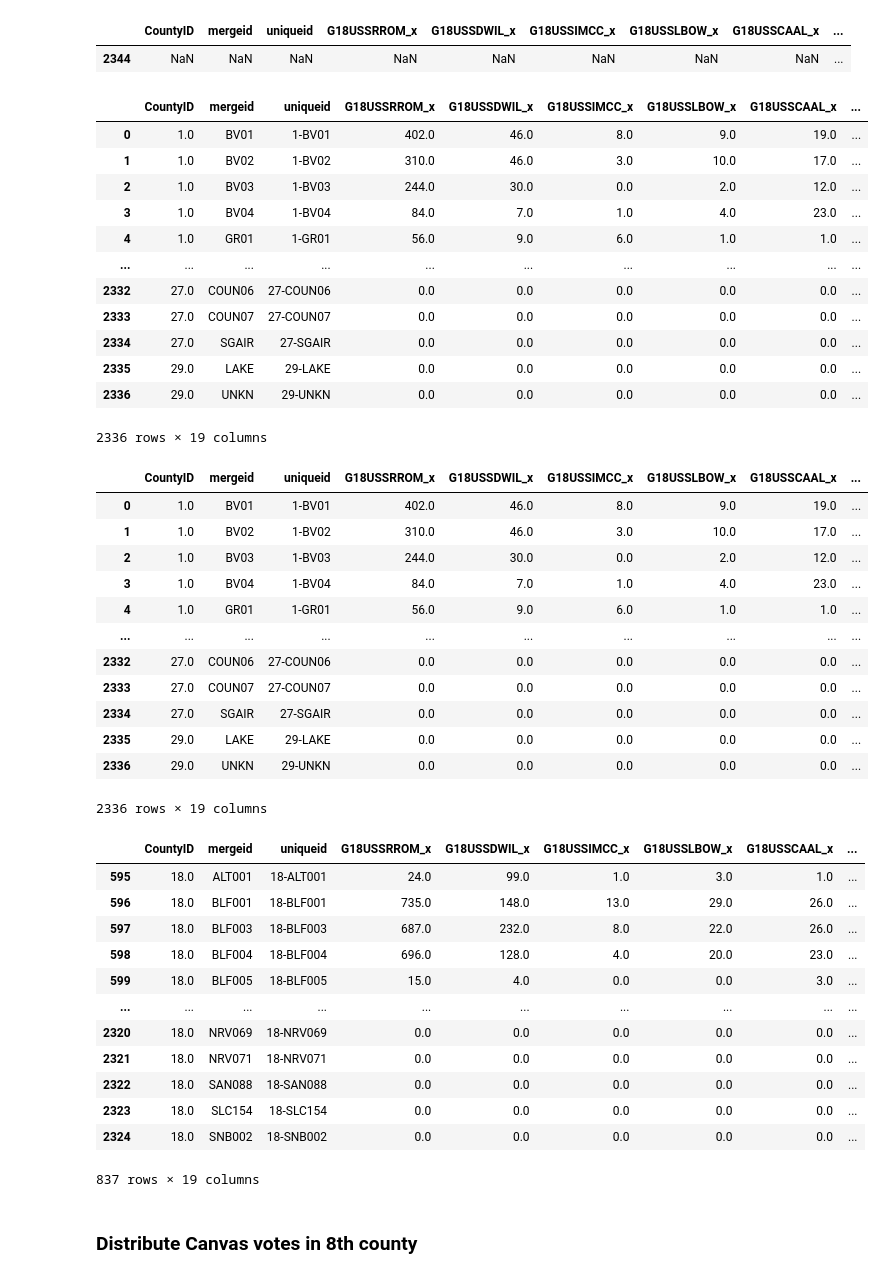
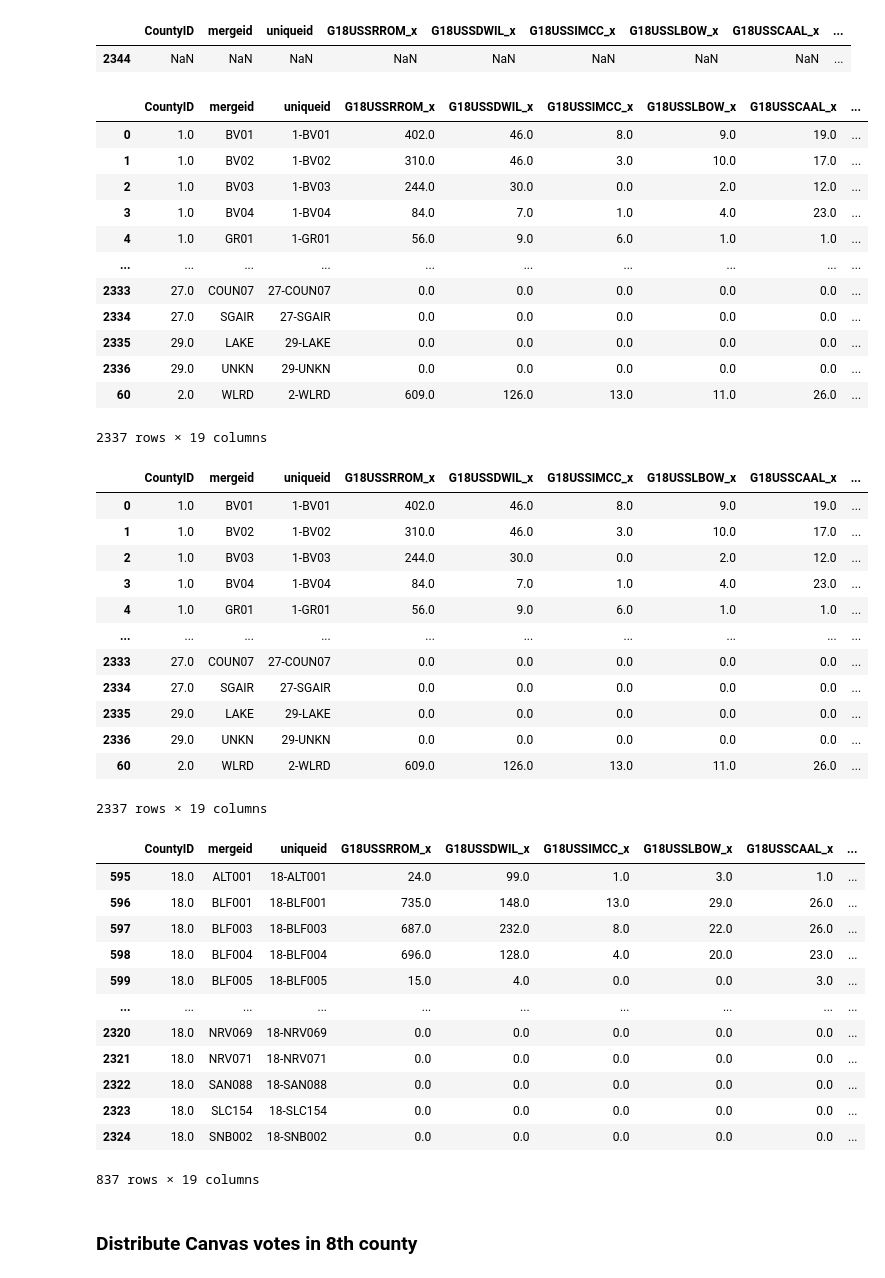
Before and after one commit to nonpartisan-redistricting-datahub/pdv-ut, a Jupyter notebook: vest-ut-2018/VEST-UT-2018-validation.ipynb, the cells around one changed output. Saved outputs shown, nothing was run; the diff lists cells and outputs as text; code cells hidden in the pictures.

Commit message:
added willard county source to validation

```diff
--- a/vest-ut-2018/VEST-UT-2018-validation.ipynb
+++ b/vest-ut-2018/VEST-UT-2018-validation.ipynb
@@ -1151,0 +1152,13 @@ display(zero_vote_precincts)
+# %%
+# Load in Box Elder County vote files from OpenElections-sources-ut GitHub repo
+ut_box_elder = pd.read_csv("raw-from-source/Box Elder UT 2018 General Precinct Results.csv")
+# %%
+index_list = list(range(8095,8106)) #specific indeces correlating to Willard precinct votes displayed at index 8104
+willard_df = (ut_box_elder.loc[index_list])
+display(willard_df)
+willard_cand_df = willard_df[:6]
+willard_cand_df.columns = ['candidate', 'drop1', 'votes', 'drop2']
+willard_cand_df = willard_cand_df[['candidate', 'votes']]
+display(willard_cand_df)
+
+display(vest_non_zero)
@@ -1151,0 +1187,12 @@ display(zero_vote_precincts)
+# %%
+# insert OpenElections data into the merged dataframe
+
+vest_non_zero['G18USSCAAL_y'] = (willard_cand_df.loc[willard_cand_df['candidate'] == 'CON TIM AALDERS', 'votes']).to_list()[0]
+vest_non_zero['G18USSDWIL_y'] = (willard_cand_df.loc[willard_cand_df['candidate'] == 'DEM JENNY WILSON', 'votes']).to_list()[0]
+vest_non_zero['G18USSIMCC_y'] = (willard_cand_df.loc[willard_cand_df['candidate'] == 'IAP REED C. McCANDLESS', 'votes']).to_list()[0]
+vest_non_zero['G18USSLBOW_y'] = (willard_cand_df.loc[willard_cand_df['candidate'] == 'LIB CRAIG R. BOWDEN', 'votes']).to_list()[0]
+vest_non_zero['G18USSOWRI_y'] = (willard_cand_df.loc[willard_cand_df['candidate'] == 'Write-In Totals', 'votes']).to_list()[0]
+vest_non_zero['G18USSRROM_y'] = (willard_cand_df.loc[willard_cand_df['candidate'] == 'REP MITT ROMNEY', 'votes']).to_list()[0]
+vest_non_zero['_merge'] = 'both'
+
+display(vest_non_zero)
@@ -1168,22 +1223,22 @@ See the caveats in the documentation: https://pandas.pydata.org/pandas-docs/stab
 |  | CountyID | mergeid | uniqueid | G18USSRROM_x | G18USSDWIL_x | G18USSIMCC_x | G18USSLBOW_x | G18USSCAAL_x | ... |
 | 2344 | NaN | NaN | NaN | NaN | NaN | NaN | NaN | NaN | ... |
 # %%
-merged_with_zero_left_vote = pd.concat([merged, zero_vote_precincts])
+merged_with_zero_left_vote = pd.concat([merged, zero_vote_precincts, vest_non_zero])
 display(merged_with_zero_left_vote)
 # %% [output]
 |  | CountyID | mergeid | uniqueid | G18USSRROM_x | G18USSDWIL_x | G18USSIMCC_x | G18USSLBOW_x | G18USSCAAL_x | ... |
 | 0 | 1.0 | BV01 | 1-BV01 | 402.0 | 46.0 | 8.0 | 9.0 | 19.0 | ... |
 | 1 | 1.0 | BV02 | 1-BV02 | 310.0 | 46.0 | 3.0 | 10.0 | 17.0 | ... |
 | 2 | 1.0 | BV03 | 1-BV03 | 244.0 | 30.0 | 0.0 | 2.0 | 12.0 | ... |
 | 3 | 1.0 | BV04 | 1-BV04 | 84.0 | 7.0 | 1.0 | 4.0 | 23.0 | ... |
 | 4 | 1.0 | GR01 | 1-GR01 | 56.0 | 9.0 | 6.0 | 1.0 | 1.0 | ... |
 | ... | ... | ... | ... | ... | ... | ... | ... | ... | ... |
-| 2332 | 27.0 | COUN06 | 27-COUN06 | 0.0 | 0.0 | 0.0 | 0.0 | 0.0 | ... |
 | 2333 | 27.0 | COUN07 | 27-COUN07 | 0.0 | 0.0 | 0.0 | 0.0 | 0.0 | ... |
 | 2334 | 27.0 | SGAIR | 27-SGAIR | 0.0 | 0.0 | 0.0 | 0.0 | 0.0 | ... |
 | 2335 | 29.0 | LAKE | 29-LAKE | 0.0 | 0.0 | 0.0 | 0.0 | 0.0 | ... |
 | 2336 | 29.0 | UNKN | 29-UNKN | 0.0 | 0.0 | 0.0 | 0.0 | 0.0 | ... |
+| 60 | 2.0 | WLRD | 2-WLRD | 609.0 | 126.0 | 13.0 | 11.0 | 26.0 | ... |
-2336 rows × 19 columns
+2337 rows × 19 columns
 # %%
 pd.set_option('display.max_rows', 10)
 
@@ -1198,12 +1253,12 @@ display(test_county)
 | 3 | 1.0 | BV04 | 1-BV04 | 84.0 | 7.0 | 1.0 | 4.0 | 23.0 | ... |
 | 4 | 1.0 | GR01 | 1-GR01 | 56.0 | 9.0 | 6.0 | 1.0 | 1.0 | ... |
 | ... | ... | ... | ... | ... | ... | ... | ... | ... | ... |
-| 2332 | 27.0 | COUN06 | 27-COUN06 | 0.0 | 0.0 | 0.0 | 0.0 | 0.0 | ... |
 | 2333 | 27.0 | COUN07 | 27-COUN07 | 0.0 | 0.0 | 0.0 | 0.0 | 0.0 | ... |
 | 2334 | 27.0 | SGAIR | 27-SGAIR | 0.0 | 0.0 | 0.0 | 0.0 | 0.0 | ... |
 | 2335 | 29.0 | LAKE | 29-LAKE | 0.0 | 0.0 | 0.0 | 0.0 | 0.0 | ... |
 | 2336 | 29.0 | UNKN | 29-UNKN | 0.0 | 0.0 | 0.0 | 0.0 | 0.0 | ... |
+| 60 | 2.0 | WLRD | 2-WLRD | 609.0 | 126.0 | 13.0 | 11.0 | 26.0 | ... |
-2336 rows × 19 columns
+2337 rows × 19 columns
 |  | CountyID | mergeid | uniqueid | G18USSRROM_x | G18USSDWIL_x | G18USSIMCC_x | G18USSLBOW_x | G18USSCAAL_x | ... |
 | 595 | 18.0 | ALT001 | 18-ALT001 | 24.0 | 99.0 | 1.0 | 3.0 | 1.0 | ... |
 | 596 | 18.0 | BLF001 | 18-BLF001 | 735.0 | 148.0 | 13.0 | 29.0 | 26.0 | ... |
```
Also changed, not shown: parts of 6 cells of this notebook.
